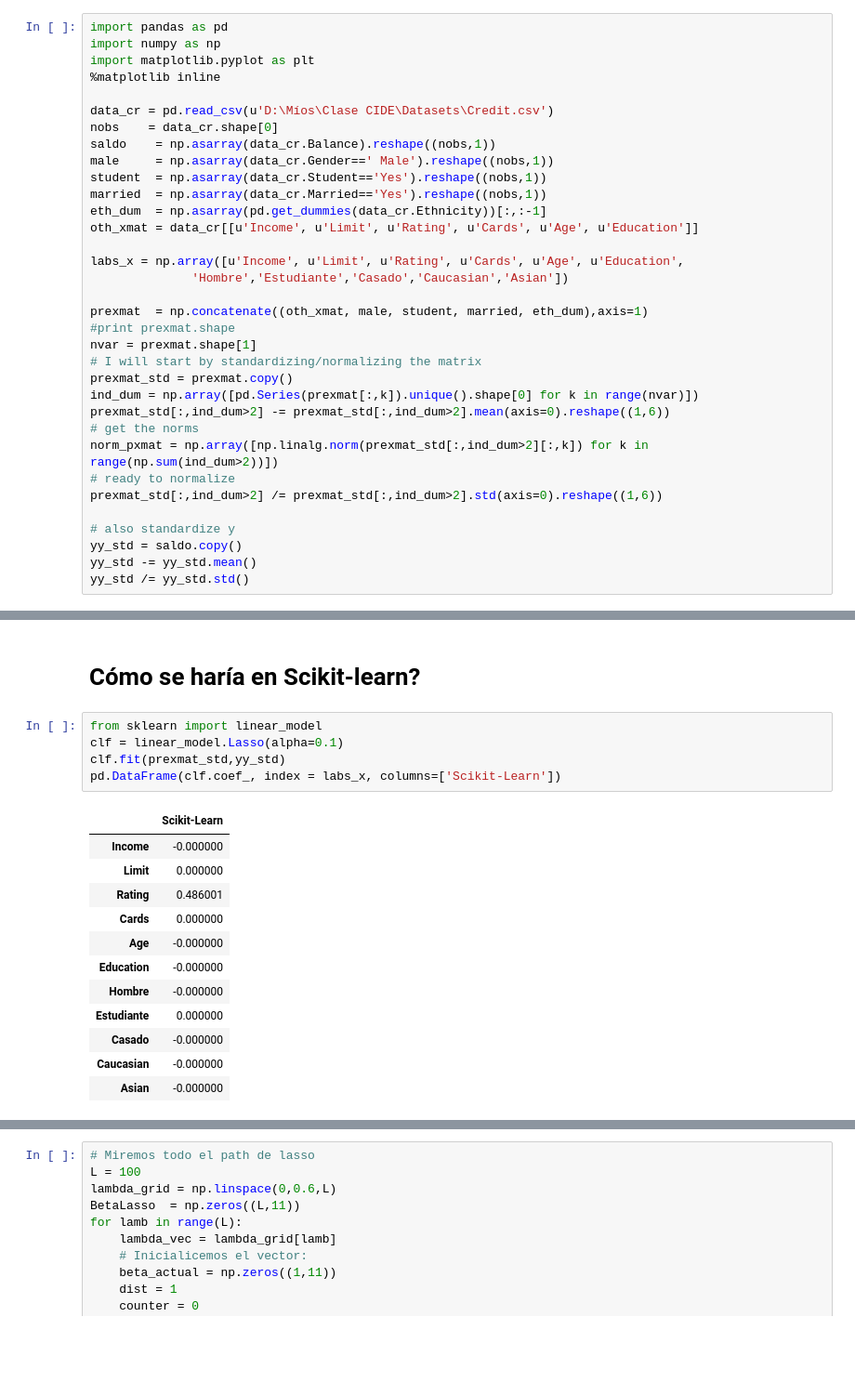
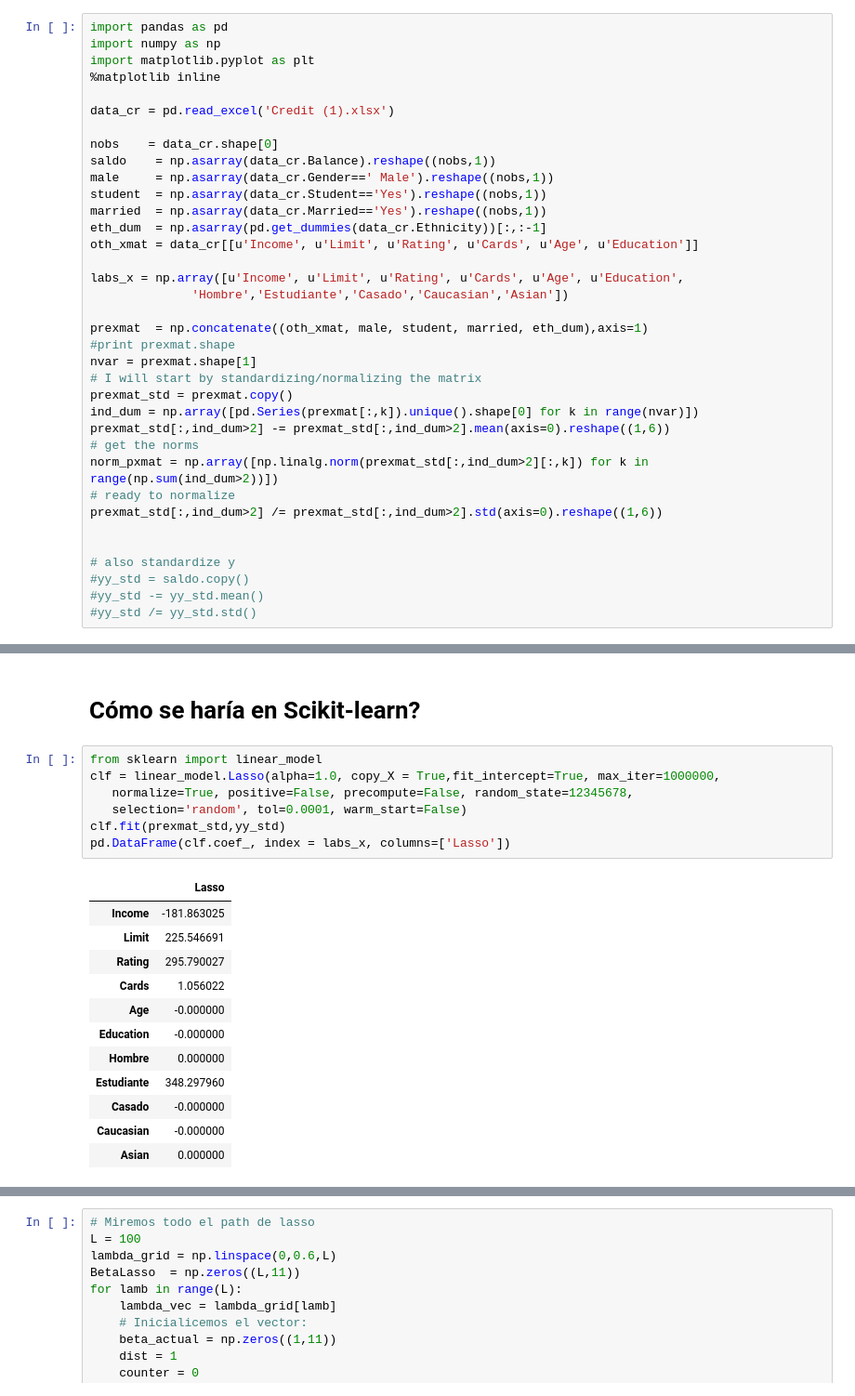
Before and after one commit to german1122/Clase---Anal-tica-, a Jupyter notebook: presentacion - Jonathan y German.ipynb, the cells around one changed output, grey strips where cells are left out. Shown at 93% size. Cells and saved outputs as stored; diff of their text form; blank space fills up the shorter version.

```diff
--- a/presentacion - Jonathan y German.ipynb
+++ b/presentacion - Jonathan y German.ipynb
@@ -104,7 +99,8 @@ import numpy as np
 import matplotlib.pyplot as plt
 %matplotlib inline
 
-data_cr = pd.read_csv(u'D:\Míos\Clase CIDE\Datasets\Credit.csv')
+data_cr = pd.read_excel('Credit (1).xlsx')
+
 nobs    = data_cr.shape[0]
 saldo    = np.asarray(data_cr.Balance).reshape((nobs,1))
 male     = np.asarray(data_cr.Gender==' Male').reshape((nobs,1))
@@ -128,7 +124,8 @@ norm_pxmat = np.array([np.linalg.norm(prexmat_std[:,ind_dum>2][:,k]) for k in ra
 # ready to normalize
 prexmat_std[:,ind_dum>2] /= prexmat_std[:,ind_dum>2].std(axis=0).reshape((1,6))
 
+
 # also standardize y
-yy_std = saldo.copy()
-yy_std -= yy_std.mean()
-yy_std /= yy_std.std()
+#yy_std = saldo.copy()
+#yy_std -= yy_std.mean()
+#yy_std /= yy_std.std()
@@ -178,19 +217,21 @@ total iteraciones:  201
 # Cómo se haría en Scikit-learn?
 # %%
 from sklearn import linear_model
-clf = linear_model.Lasso(alpha=0.1)
+clf = linear_model.Lasso(alpha=1.0, copy_X = True,fit_intercept=True, max_iter=1000000,
+   normalize=True, positive=False, precompute=False, random_state=12345678,
+   selection='random', tol=0.0001, warm_start=False)
 clf.fit(prexmat_std,yy_std)
-pd.DataFrame(clf.coef_, index = labs_x, columns=['Scikit-Learn'])
+pd.DataFrame(clf.coef_, index = labs_x, columns=['Lasso'])
 # %% [output]
-|  | Scikit-Learn |
-| Income | -0.000000 |
-| Limit | 0.000000 |
-| Rating | 0.486001 |
-| Cards | 0.000000 |
+|  | Lasso |
+| Income | -181.863025 |
+| Limit | 225.546691 |
+| Rating | 295.790027 |
+| Cards | 1.056022 |
 | Age | -0.000000 |
 | Education | -0.000000 |
-| Hombre | -0.000000 |
-| Estudiante | 0.000000 |
+| Hombre | 0.000000 |
+| Estudiante | 348.297960 |
 | Casado | -0.000000 |
 | Caucasian | -0.000000 |
-| Asian | -0.000000 |
+| Asian | 0.000000 |
```
Also changed, not shown: parts of 10 cells of this notebook.
